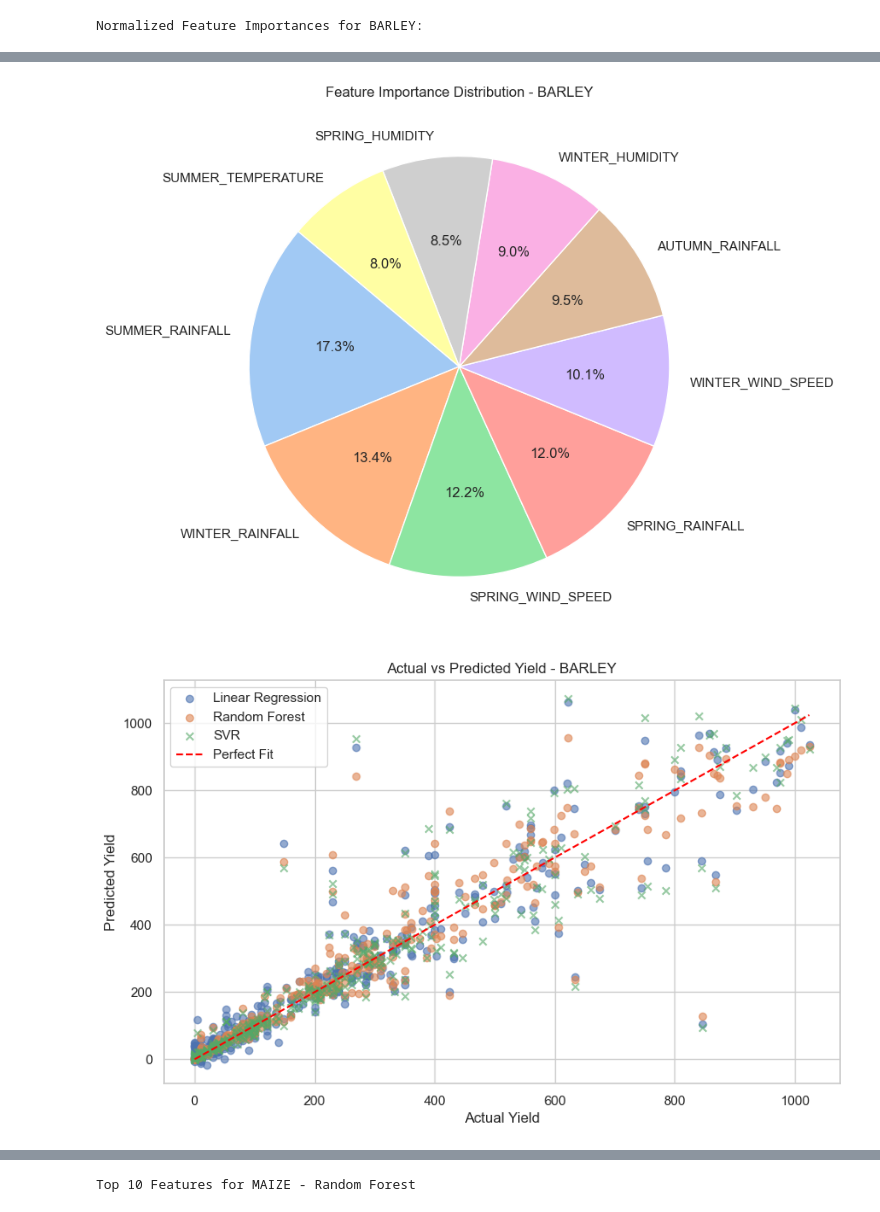
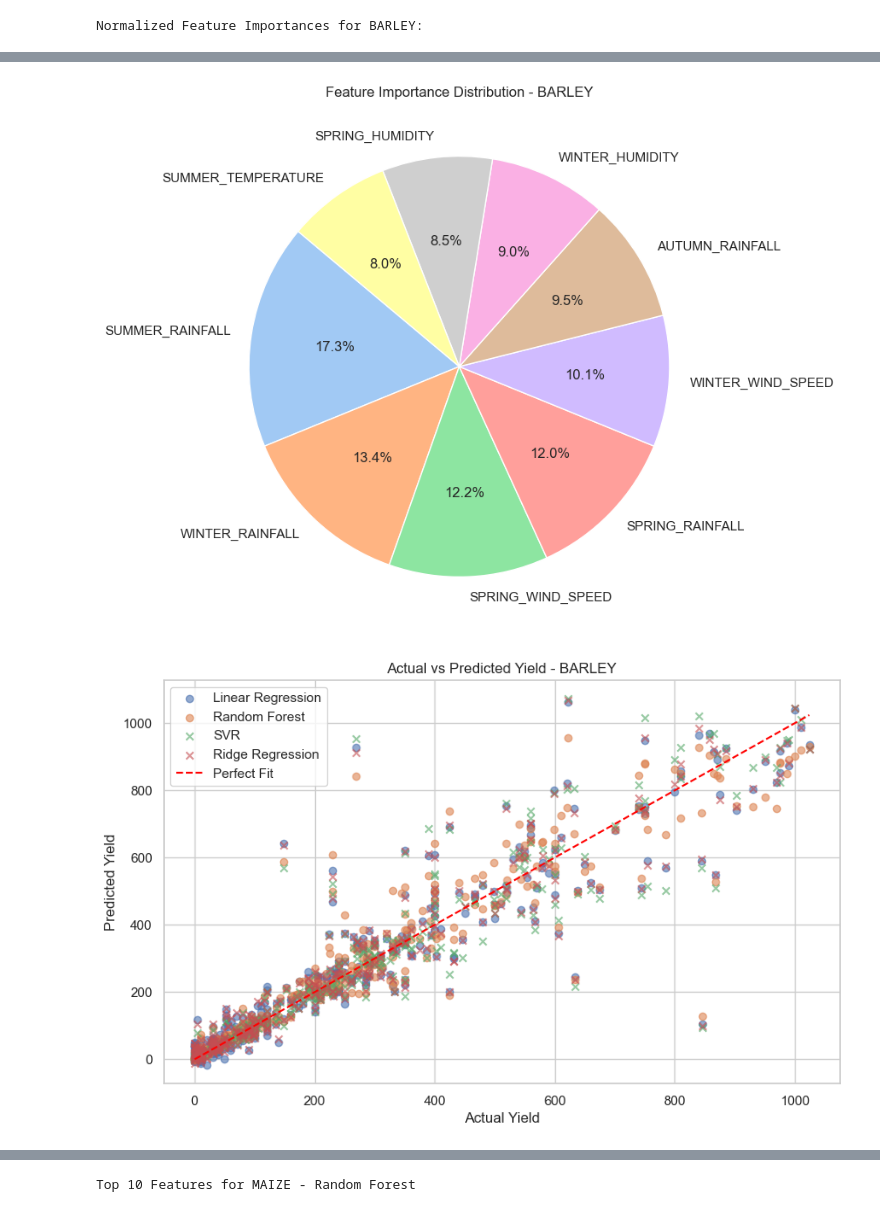
Before and after one commit to Aayushstha03/cropYieldPrediction, a Jupyter notebook: completeAlgorithms.ipynb, the cells around one changed output, grey strips where cells are left out. Cells and saved outputs as stored; diff of their text form; code cells hidden in the pictures.

Commit message:
added ridge regression

```diff
--- a/completeAlgorithms.ipynb
+++ b/completeAlgorithms.ipynb
@@ -50,6 +53,13 @@ def process_crop(file_path):
     rf_model = RandomForestRegressor(n_estimators=100, random_state=42, max_depth=10)
     svr_model = SVR(kernel='linear', C=10, epsilon=0.5)
 
+    # ridge regression added
+    ridge_model = Ridge()
+    ridge_params = {'alpha': [0.01, 0.1, 1, 10, 100]}
+    ridge_grid = GridSearchCV(ridge_model, ridge_params, cv=5, scoring='r2')
+    ridge_grid.fit(X_train, y_train)
+    best_ridge_model = ridge_grid.best_estimator_
+
     lr_model.fit(X_train, y_train)
     rf_model.fit(X_train, y_train)
     svr_model.fit(X_train_scaled, y_train)
@@ -58,25 +68,30 @@ def process_crop(file_path):
     y_pred_lr = lr_model.predict(X_test)
     y_pred_rf = rf_model.predict(X_test)
     y_pred_svr = svr_model.predict(X_test_scaled)
+    y_pred_ridge = best_ridge_model.predict(X_test)
 
     # Evaluate models
     results = {
         "Crop": crop_name,
-        "Model": ["Linear Regression", "Random Forest", "SVR"],
+        "Model": ["Linear Regression", "Random Forest", "SVR", "Ridge Regression"],
         "MAE": [
             mean_absolute_error(y_test, y_pred_lr),
             mean_absolute_error(y_test, y_pred_rf),
             mean_absolute_error(y_test, y_pred_svr),
+            mean_absolute_error(y_test, y_pred_ridge),
+
         ],
         "RMSE": [
             np.sqrt(mean_squared_error(y_test, y_pred_lr)),
             np.sqrt(mean_squared_error(y_test, y_pred_rf)),
             np.sqrt(mean_squared_error(y_test, y_pred_svr)),
+            np.sqrt(mean_squared_error(y_test, y_pred_ridge)),
         ],
         "R²": [
             r2_score(y_test, y_pred_lr),
             r2_score(y_test, y_pred_rf),
             r2_score(y_test, y_pred_svr),
+            r2_score(y_test, y_pred_ridge),
         ],
     }
 
@@ -86,7 +101,7 @@ def process_crop(file_path):
         {"Feature": X.columns, "Importance": feature_importances}
     ).sort_values(by="Importance", ascending=False).head(10)
 
-    return results, y_test, y_pred_lr, y_pred_rf, y_pred_svr, importance_df
+    return results, y_test, y_pred_lr, y_pred_rf, y_pred_svr, y_pred_ridge, importance_df
 # %%
 def visualize_influencers(importance_df, crop_name):
     # Remove AREA from the feature list
@@ -127,7 +142,7 @@ summary_df = pd.DataFrame()
 
 # Loop through each crop
 for file_path in file_paths:
-    results, y_test, y_pred_lr, y_pred_rf, y_pred_svr, importance_df = process_crop(file_path)
+    results, y_test, y_pred_lr, y_pred_rf, y_pred_svr,y_pred_ridge, importance_df = process_crop(file_path)
 
     # Append results to summary DataFrame
     summary_df = pd.concat([summary_df, pd.DataFrame(results)], ignore_index=True)
@@ -145,6 +160,7 @@ for file_path in file_paths:
     plt.scatter(y_test, y_pred_lr, label="Linear Regression", alpha=0.6)
     plt.scatter(y_test, y_pred_rf, label="Random Forest", alpha=0.6)
     plt.scatter(y_test, y_pred_svr, label="SVR", alpha=0.6, marker="x")
+    plt.scatter(y_test, y_pred_ridge, label="Ridge Regression", alpha=0.6, marker="x")
     plt.plot([y_test.min(), y_test.max()], [y_test.min(), y_test.max()], "--", color="red", label="Perfect Fit")
     plt.title(f"Actual vs Predicted Yield - {crop_name}")
     plt.xlabel("Actual Yield")
@@ -156,40 +172,42 @@ for file_path in file_paths:
     residuals_lr = y_test - y_pred_lr
     residuals_rf = y_test - y_pred_rf
     residuals_svr = y_test - y_pred_svr
+    residuals_ridge = y_test - y_pred_ridge
 
     plt.figure(figsize=(10, 6))
     plt.scatter(y_pred_lr, residuals_lr, label="Linear Regression", alpha=0.6)
     plt.scatter(y_pred_rf, residuals_rf, label="Random Forest", alpha=0.6)
     plt.scatter(y_pred_svr, residuals_svr, label="SVR", alpha=0.6, marker="x")
+    plt.scatter(y_pred_ridge, residuals_ridge, label="Ridge Regression", alpha=0.6, marker="x")
     plt.axhline(y=0, color='red', linestyle='--', label="Zero Error Line")
     plt.title(f"Residual Plot - {crop_name}")
     plt.xlabel("Predicted Yield")
     plt.ylabel("Residuals")
     plt.legend()
     plt.show()
 # %% [output]
 Top 10 Features for BARLEY - Random Forest
 |  | Feature | Importance |
 | 0 | AREA | 0.925849 |
 | 7 | SUMMER_RAINFALL | 0.007720 |
 | 8 | WINTER_RAINFALL | 0.005995 |
 | 14 | SPRING_WIND_SPEED | 0.005462 |
 | 6 | SPRING_RAINFALL | 0.005358 |
 | 16 | WINTER_WIND_SPEED | 0.004507 |
 | 5 | AUTUMN_RAINFALL | 0.004239 |
 | 4 | WINTER_HUMIDITY | 0.004041 |
 | 2 | SPRING_HUMIDITY | 0.003778 |
 | 11 | SUMMER_TEMPERATURE | 0.003557 |
 Normalized Feature Importances for BARLEY:
 |  | Feature | Importance | Normalized Importance (%) |
 | 7 | SUMMER_RAINFALL | 0.007720 | 17.286257 |
 | 8 | WINTER_RAINFALL | 0.005995 | 13.424992 |
 | 14 | SPRING_WIND_SPEED | 0.005462 | 12.231489 |
 | 6 | SPRING_RAINFALL | 0.005358 | 11.998986 |
 | 16 | WINTER_WIND_SPEED | 0.004507 | 10.092352 |
 | 5 | AUTUMN_RAINFALL | 0.004239 | 9.492736 |
 | 4 | WINTER_HUMIDITY | 0.004041 | 9.048456 |
 | 2 | SPRING_HUMIDITY | 0.003778 | 8.460093 |
 | 11 | SUMMER_TEMPERATURE | 0.003557 | 7.964639 |
 [figure]
-[figure, old version]
+[figure, new version]
```
Also changed, not shown: parts of 3 cells of this notebook.
